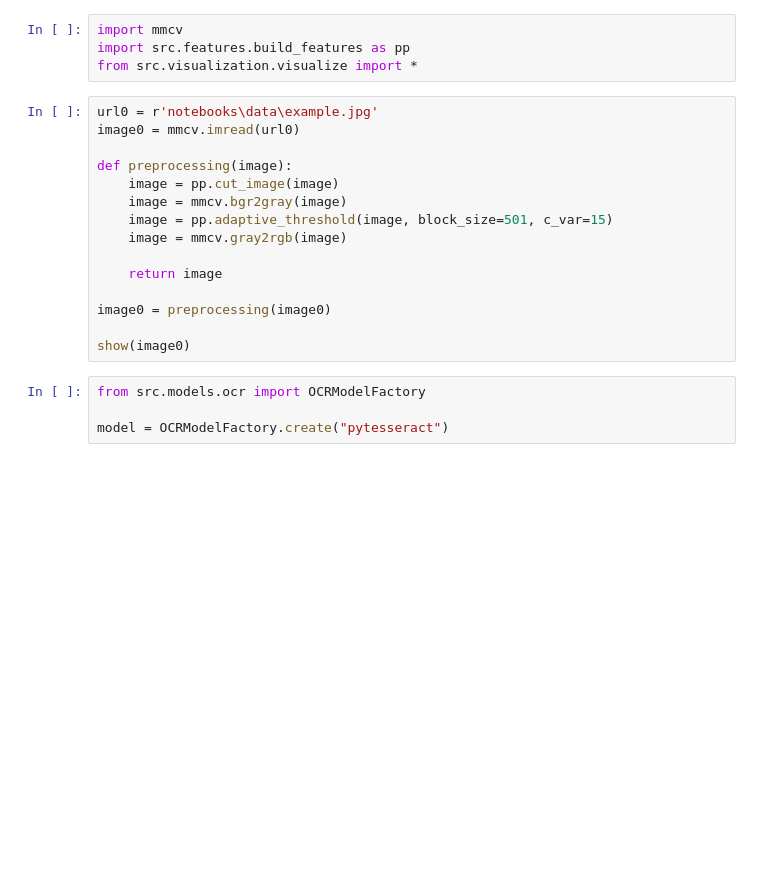
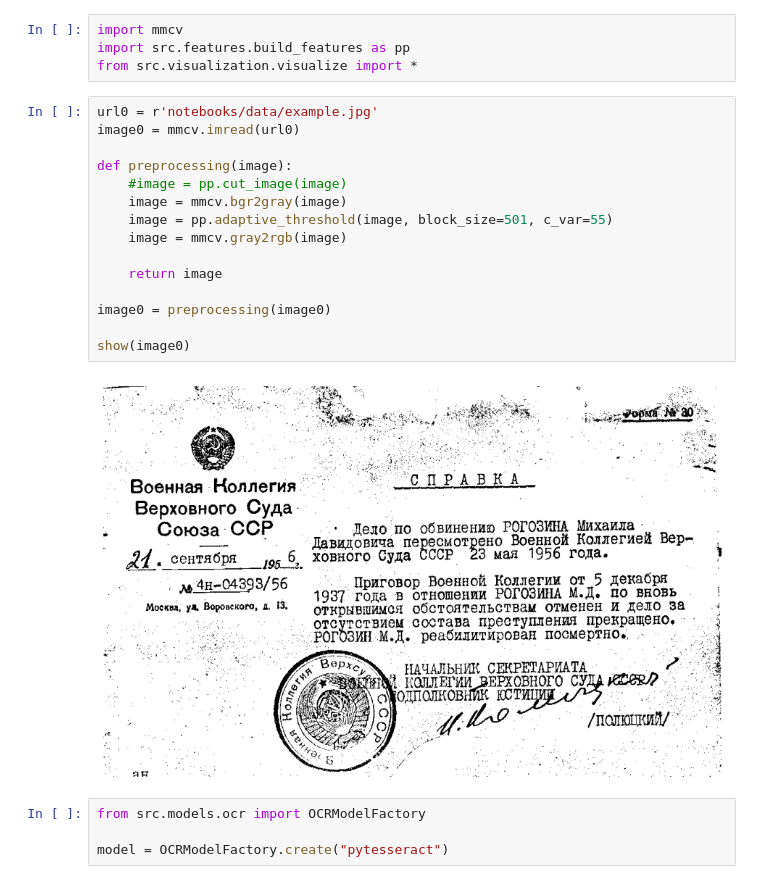
Before and after one commit to dimkablin/carrotOCR, a Jupyter notebook: notebooks/OCR_pytesseract.ipynb, the cells around one changed output. Saved outputs shown, nothing was run; the diff lists cells and outputs as text; blank space fills up the shorter version.

```diff
--- a/notebooks/OCR_pytesseract.ipynb
+++ b/notebooks/OCR_pytesseract.ipynb
@@ -11,20 +9,22 @@ import mmcv
 import src.features.build_features as pp
 from src.visualization.visualize import *
 # %%
-url0 = r'notebooks\data\example.jpg'
+url0 = r'notebooks/data/example.jpg'
 image0 = mmcv.imread(url0)
 
 def preprocessing(image):
-    image = pp.cut_image(image)
+    #image = pp.cut_image(image)
     image = mmcv.bgr2gray(image)
-    image = pp.adaptive_threshold(image, block_size=501, c_var=15)
+    image = pp.adaptive_threshold(image, block_size=501, c_var=55)
     image = mmcv.gray2rgb(image)
 
     return image
 
 image0 = preprocessing(image0)
 
 show(image0)
+# %% [output]
+[figure, added]
 # %%
 from src.models.ocr import OCRModelFactory
 
```
Also changed, not shown: parts of 3 cells of this notebook, 1 other file.
